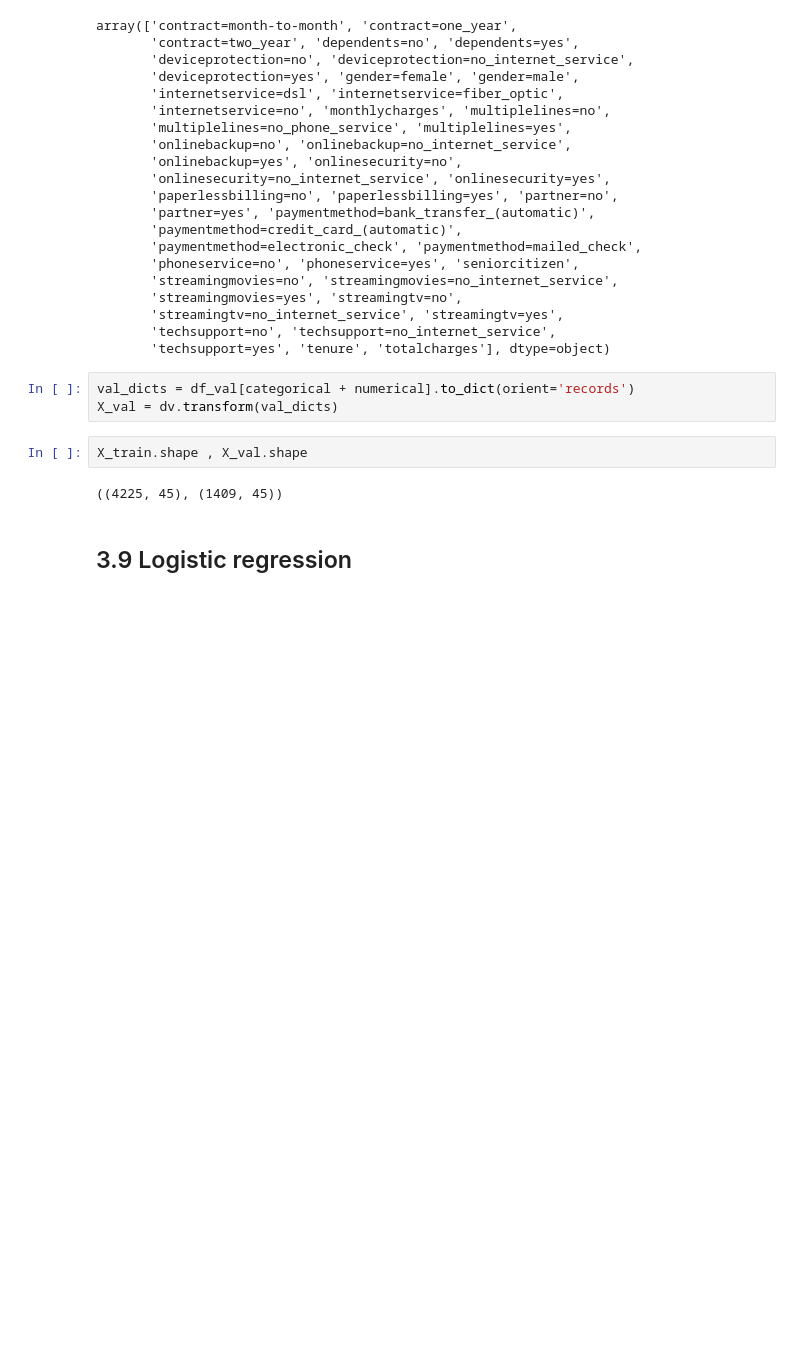
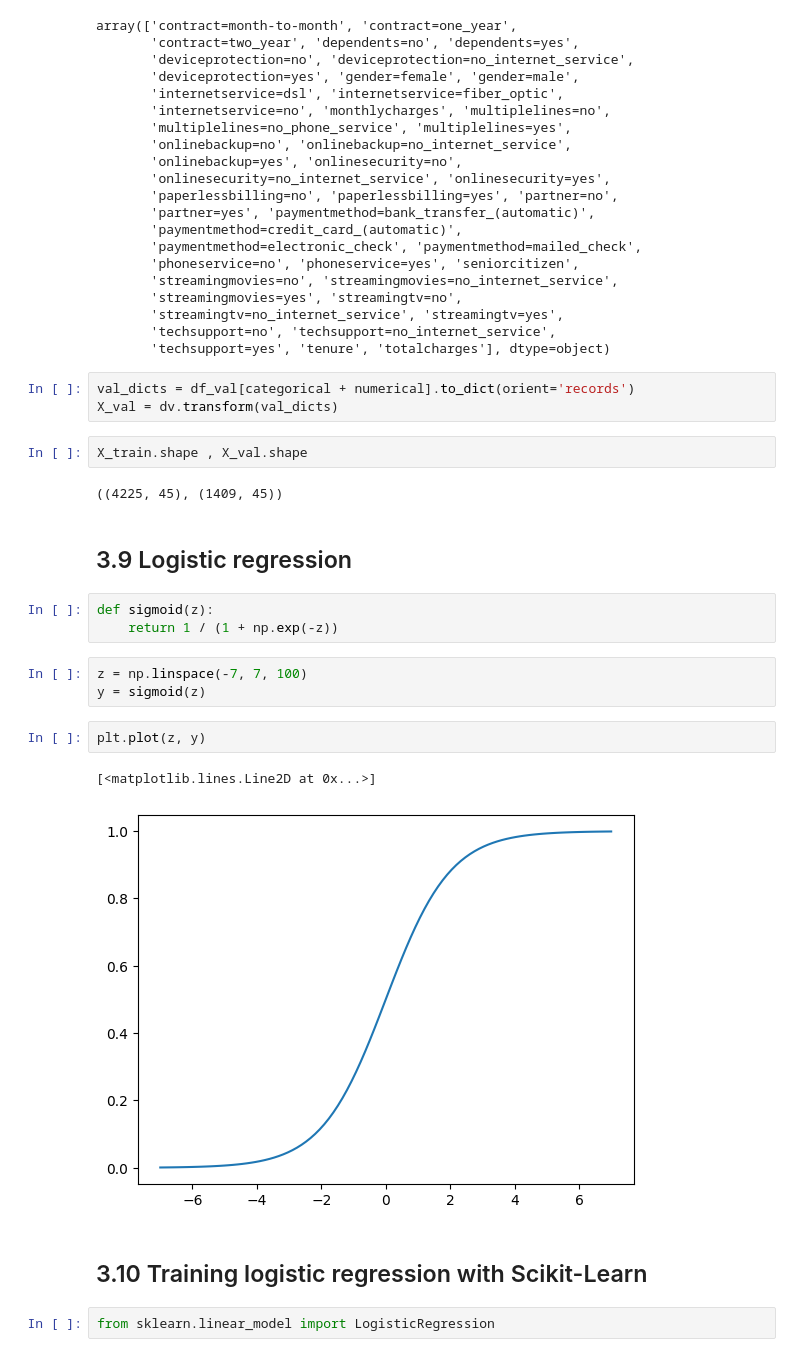
Before and after one commit to lautarocolli/machine-learning-zoomcamp-homework, a Jupyter notebook: 03-classification/churn_prediction_project.ipynb, the cells around one changed output. Saved outputs shown, nothing was run; the diff lists cells and outputs as text; blank space fills up the shorter version.

Commit message:
3.10 Training logistic regression with Scikit-Learn

```diff
--- a/03-classification/churn_prediction_project.ipynb
+++ b/03-classification/churn_prediction_project.ipynb
@@ -415,3 +415,18 @@ X_train.shape , X_val.shape
 ((4225, 45), (1409, 45))
 # %% [markdown]
 ## 3.9 Logistic regression
+# %%
+def sigmoid(z):
+    return 1 / (1 + np.exp(-z))
+# %%
+z = np.linspace(-7, 7, 100)
+y = sigmoid(z)
+# %%
+plt.plot(z, y)
+# %% [output]
+[<matplotlib.lines.Line2D at 0x...>]
+[figure, added]
+# %% [markdown]
+## 3.10 Training logistic regression with Scikit-Learn
+# %%
+from sklearn.linear_model import LogisticRegression
```
Also changed, not shown: parts of 13 cells of this notebook.
